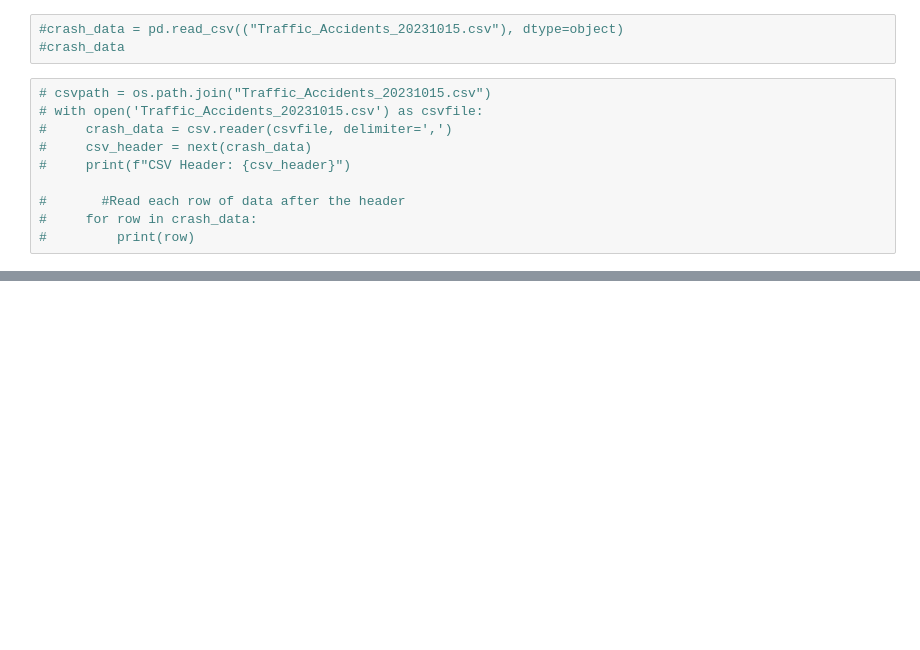
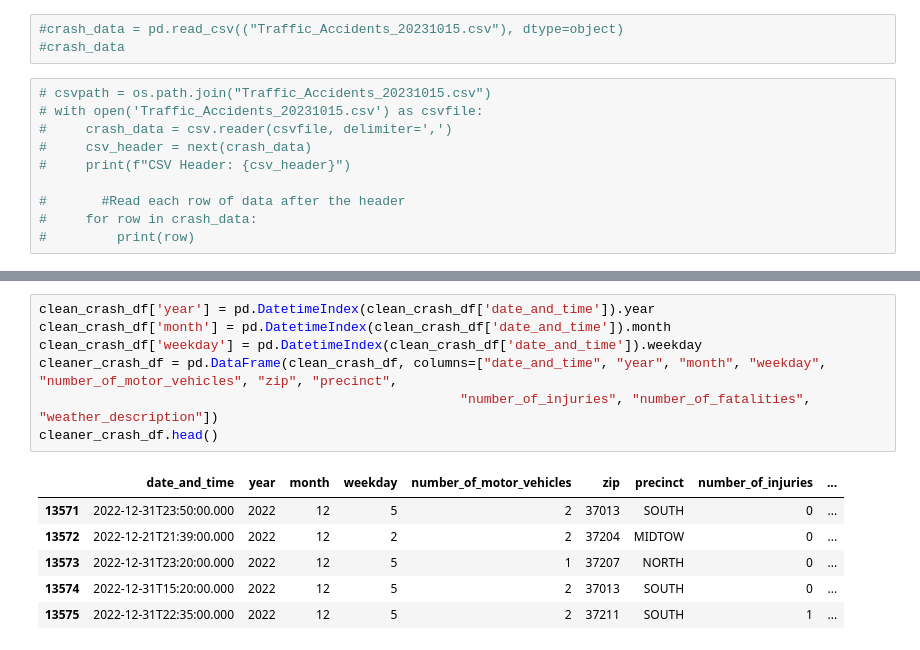
Before and after one commit to dlerhetal/Group2Project1, a Jupyter notebook: NashCrashPy/NashCrashPy.ipynb, the cells around one changed output, grey strips where cells are left out. Drawn from its saved outputs; the diff is of its cells as text; blank space fills up the shorter version.

```diff
--- a/NashCrashPy/NashCrashPy.ipynb
+++ b/NashCrashPy/NashCrashPy.ipynb
@@ -74,0 +76,14 @@ total_crashes
+# %%
+clean_crash_df['year'] = pd.DatetimeIndex(clean_crash_df['date_and_time']).year
+clean_crash_df['month'] = pd.DatetimeIndex(clean_crash_df['date_and_time']).month
+clean_crash_df['weekday'] = pd.DatetimeIndex(clean_crash_df['date_and_time']).weekday
+cleaner_crash_df = pd.DataFrame(clean_crash_df, columns=["date_and_time", "year", "month", "weekday", "number_of_motor_vehicles", "zip", "precinct",
+                                                      "number_of_injuries", "number_of_fatalities", "weather_description"])
+cleaner_crash_df.head()
+# %% [output]
+|  | date_and_time | year | month | weekday | number_of_motor_vehicles | zip | precinct | number_of_injuries | ... |
+| 13571 | 2022-12-31T23:50:00.000 | 2022 | 12 | 5 | 2 | 37013 | SOUTH | 0 | ... |
+| 13572 | 2022-12-21T21:39:00.000 | 2022 | 12 | 2 | 2 | 37204 | MIDTOW | 0 | ... |
+| 13573 | 2022-12-31T23:20:00.000 | 2022 | 12 | 5 | 1 | 37207 | NORTH | 0 | ... |
+| 13574 | 2022-12-31T15:20:00.000 | 2022 | 12 | 5 | 2 | 37013 | SOUTH | 0 | ... |
+| 13575 | 2022-12-31T22:35:00.000 | 2022 | 12 | 5 | 2 | 37211 | SOUTH | 1 | ... |
```
Also changed, not shown: parts of 12 cells of this notebook, 1 other file.
